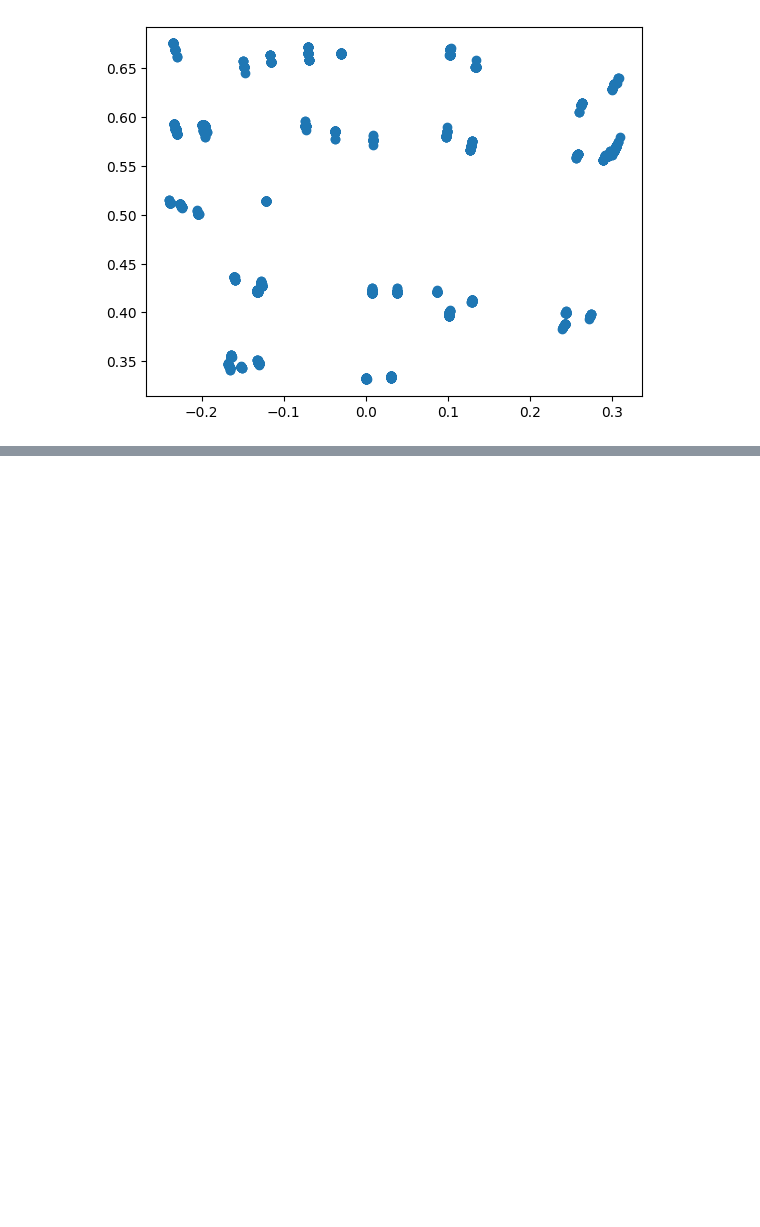
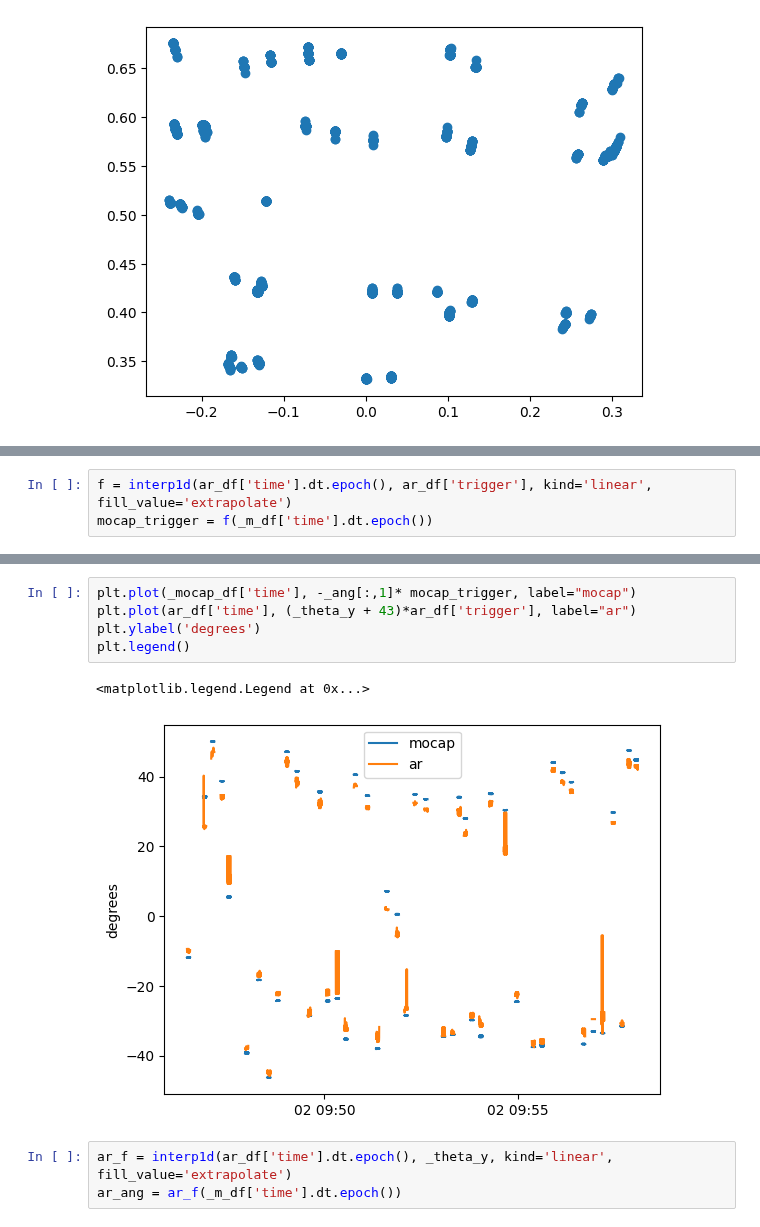
Before and after one commit to SujithChristopher/armbo, a Jupyter notebook: speed_bins/angle_analysis.ipynb, the cells around one changed output, grey strips where cells are left out. Drawn from its saved outputs; the diff is of its cells as text; blank space fills up the shorter version.

```diff
--- a/speed_bins/angle_analysis.ipynb
+++ b/speed_bins/angle_analysis.ipynb
@@ -244,0 +262,3 @@ array([[ 7.30865082e-01,  5.19745723e-04,  6.82521766e-01],
+# %%
+f = interp1d(ar_df['time'].dt.epoch(), ar_df['trigger'], kind='linear', fill_value='extrapolate')
+mocap_trigger = f(_m_df['time'].dt.epoch())
@@ -244,0 +272,11 @@ array([[ 7.30865082e-01,  5.19745723e-04,  6.82521766e-01],
+# %%
+plt.plot(_mocap_df['time'], -_ang[:,1]* mocap_trigger, label="mocap")
+plt.plot(ar_df['time'], (_theta_y + 43)*ar_df['trigger'], label="ar")
+plt.ylabel('degrees')
+plt.legend()
+# %% [output]
+<matplotlib.legend.Legend at 0x...>
+[figure, added]
+# %%
+ar_f = interp1d(ar_df['time'].dt.epoch(), _theta_y, kind='linear', fill_value='extrapolate')
+ar_ang = ar_f(_m_df['time'].dt.epoch())
```
Also changed, not shown: parts of 15 cells of this notebook, 3 other files.
